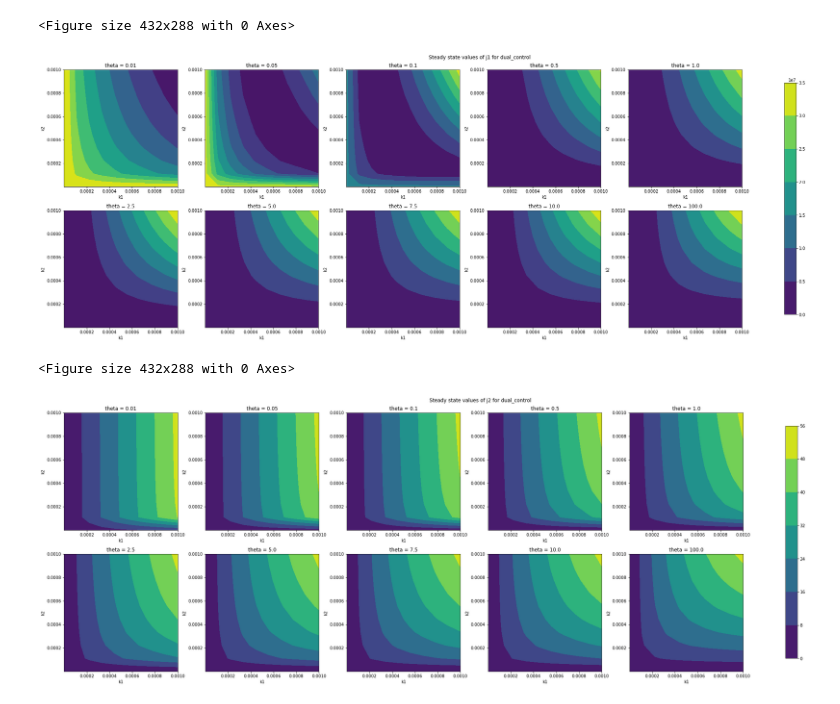
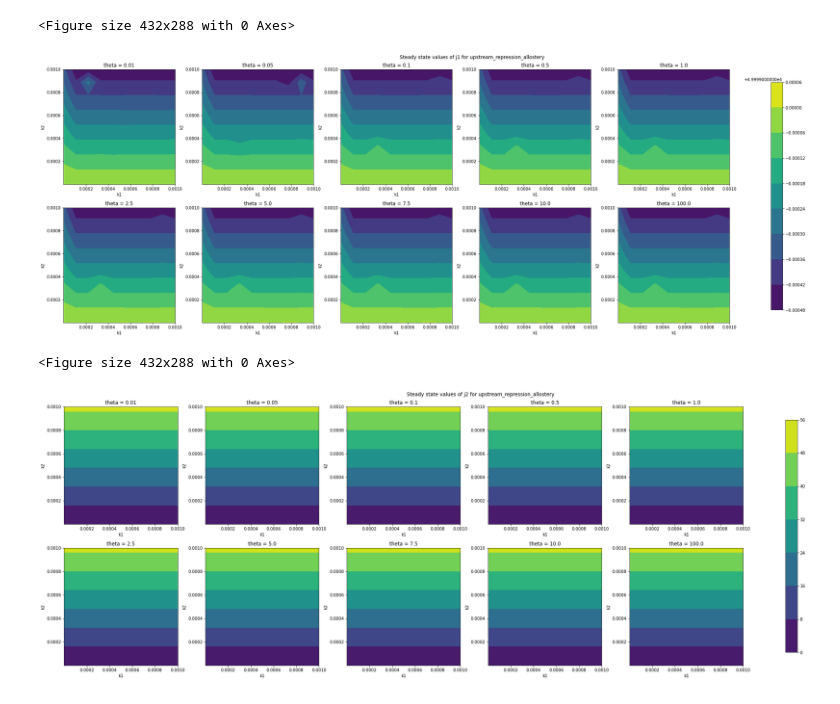
Before and after one commit to cjmerzbacher/msc-thesis, a Jupyter notebook: toy_model_plots/toy_model_sundials.ipynb, the cells around one changed output. Drawn from its saved outputs; the diff is of its cells as text; code cells hidden in the pictures.

```diff
--- a/toy_model_plots/toy_model_sundials.ipynb
+++ b/toy_model_plots/toy_model_sundials.ipynb
@@ -13,6 +13,9 @@ def repression(x, k, theta, n):
 
 def nonlinearity(x, kc, km):
     return (kc*x)/(km+x)
+
+def allostery(x, kc, km):
+    return (kc*x)/(km+x+x**4)
 # %%
 def dual_control(t, y, ydot):
     """ we create rhs equations for the problem"""
@@ -42,0 +46,9 @@ def downstream_activation(t, y, ydot):
+# %%
+def upstream_repression_allostery(t, y, ydot):
+    """ we create rhs equations for the problem"""
+    ydot[0] = Vin - lam*y[0] - e0*nonlinearity(y[0], kc, km) - lam*y[1]
+    ydot[1] = y[2]*allostery(y[0], kc, km) - y[3]*nonlinearity(y[1], kc, km) - lam*y[1]
+    ydot[2] = repression(y[1], k1, theta1, n1) - lam*y[2]
+    ydot[3] = k2 - lam*y[3]
+    ydot[4] = (Vin -  y[3]*nonlinearity(y[1], kc, km))**2
+    ydot[5] = repression(y[1], k1, theta1, n1)
@@ -82,7 +103,7 @@ ks = np.linspace(1E-7, 0.001, num_points)
 # plt.legend()
 # plt.show()
 # %%
-circuit_type = dual_control
+circuit_type = upstream_repression_allostery
 circuit_name = str(circuit_type).split(' ')[1]
 
 ss_data = pd.DataFrame(columns=labels)
@@ -124,36 +145,36 @@ cbar = fig.colorbar(p, ax=axs.ravel().tolist(), shrink=0.9)
 plt.savefig(endpoint+'_'+circuit_name+'.png')
 plt.show()
 
 endpoint='j2'
 fig = plt.figure()
 fig, axs = plt.subplots(2, 5, figsize=(30, 10))
 
 i=0; j=0
 for theta in thetas_plot:
     data = ss_data.loc[ss_data.theta == theta]
     X = data.k1.unique()
     Y = data.k2.unique()
     Z = np.array(data[endpoint]).reshape((len(X), len(Y)))
 
     p= axs[i, j].contourf(X, Y, Z)
     axs[i, j].set_title(f'theta = {theta}')
     axs[i, j].set_xlabel('k1')
     axs[i, j].set_ylabel('k2')
     if j != 4:
         j+=1
     else:
         j=0
         i+=1
 fig.suptitle(f'Steady state values of {endpoint} for {circuit_name}')
 fig.tight_layout()
 cbar = fig.colorbar(p, ax=axs.ravel().tolist(), shrink=0.9)
 plt.savefig(endpoint+'_'+circuit_name+'.png')
 plt.show()
 # %% [output]
 <Figure size 432x288 with 0 Axes>
-[figure, old version]
+[figure, new version]
 <Figure size 432x288 with 0 Axes>
-[figure, old version]
+[figure, new version]
 # %%
 data = ss_data.loc[ss_data.theta == 1]
 X = data.k1.unique()
```
Also changed, not shown: parts of 4 cells of this notebook, 13 other files.
